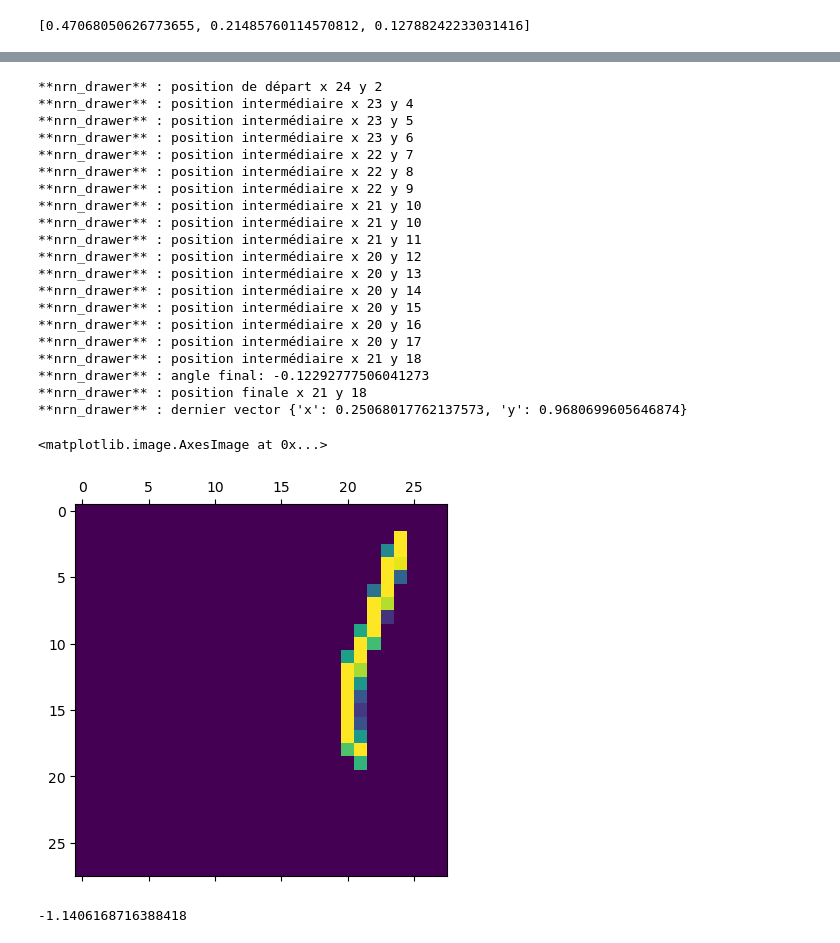
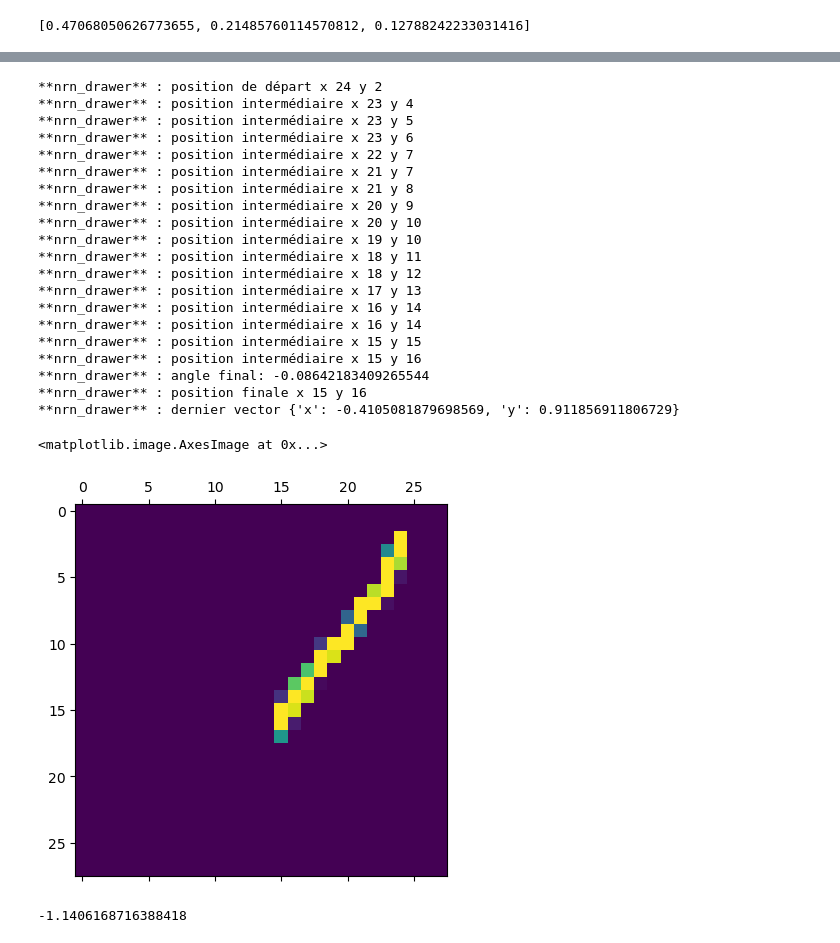
Before and after one commit to oliviermanette/Sentive-One-Shot-Learning-Omniglot, a Jupyter notebook: sandbox metadl/projet article can dynamic neural network improve few shot learning.ipynb, the cells around one changed output, grey strips where cells are left out. Cells and saved outputs as stored; diff of their text form; code cells hidden in the pictures.

```diff
--- a/sandbox metadl/projet article can dynamic neural network improve few shot learning.ipynb
+++ b/sandbox metadl/projet article can dynamic neural network improve few shot learning.ipynb
@@ -484,42 +688,44 @@ plt.matshow(mtrx)
 # %%
+# {'x': -0.23447334734878916, 'y': 0.97212254854162} 0.0981762684527942 -0.021492143625680006
+# {'x': -0.23447334734878916, 'y': 0.97212254854162} 0.055060023299547595 -0.011537381409090601
 mtrx = np.zeros([28,28])
 vector_1= {
     "x" : -0.23447334734878916,
     "y" : 0.97212254854162
 }
-angle =  0.0508116155705987
-acc =  -0.010858711914438216
+angle =  0.0981762684527942
+acc =  -0.011537381409090601
 length = 17
 start= {
     "x" : 24,
     "y" : 2
 }
 
 mtrx, angle, start, vector_1, _ = sbrain.nnet[0].nrn_tls.nrn_drawer(mtrx, vector_1, angle, length, start,acc)
 plt.matshow(mtrx)
 # %% [output]
 **nrn_drawer** : position de départ x 24 y 2
 **nrn_drawer** : position intermédiaire x 23 y 4
 **nrn_drawer** : position intermédiaire x 23 y 5
 **nrn_drawer** : position intermédiaire x 23 y 6
 **nrn_drawer** : position intermédiaire x 22 y 7
-**nrn_drawer** : position intermédiaire x 22 y 8
-**nrn_drawer** : position intermédiaire x 22 y 9
-**nrn_drawer** : position intermédiaire x 21 y 10
-**nrn_drawer** : position intermédiaire x 21 y 10
-**nrn_drawer** : position intermédiaire x 21 y 11
-**nrn_drawer** : position intermédiaire x 20 y 12
-**nrn_drawer** : position intermédiaire x 20 y 13
-**nrn_drawer** : position intermédiaire x 20 y 14
-**nrn_drawer** : position intermédiaire x 20 y 15
-**nrn_drawer** : position intermédiaire x 20 y 16
-**nrn_drawer** : position intermédiaire x 20 y 17
-**nrn_drawer** : position intermédiaire x 21 y 18
-**nrn_drawer** : angle final: -0.12292777506041273
-**nrn_drawer** : position finale x 21 y 18
-**nrn_drawer** : dernier vector {'x': 0.25068017762137573, 'y': 0.9680699605646874}
+**nrn_drawer** : position intermédiaire x 21 y 7
+**nrn_drawer** : position intermédiaire x 21 y 8
+**nrn_drawer** : position intermédiaire x 20 y 9
+**nrn_drawer** : position intermédiaire x 20 y 10
+**nrn_drawer** : position intermédiaire x 19 y 10
+**nrn_drawer** : position intermédiaire x 18 y 11
+**nrn_drawer** : position intermédiaire x 18 y 12
+**nrn_drawer** : position intermédiaire x 17 y 13
+**nrn_drawer** : position intermédiaire x 16 y 14
+**nrn_drawer** : position intermédiaire x 16 y 14
+**nrn_drawer** : position intermédiaire x 15 y 15
+**nrn_drawer** : position intermédiaire x 15 y 16
+**nrn_drawer** : angle final: -0.08642183409265544
+**nrn_drawer** : position finale x 15 y 16
+**nrn_drawer** : dernier vector {'x': -0.4105081879698569, 'y': 0.911856911806729}
 <matplotlib.image.AxesImage at 0x...>
-[figure, old version]
+[figure, new version]
 # %%
 vector_1 = {
     "x": 0.4223896117376803,
```
Also changed, not shown: parts of 11 cells of this notebook, 3 other files.
